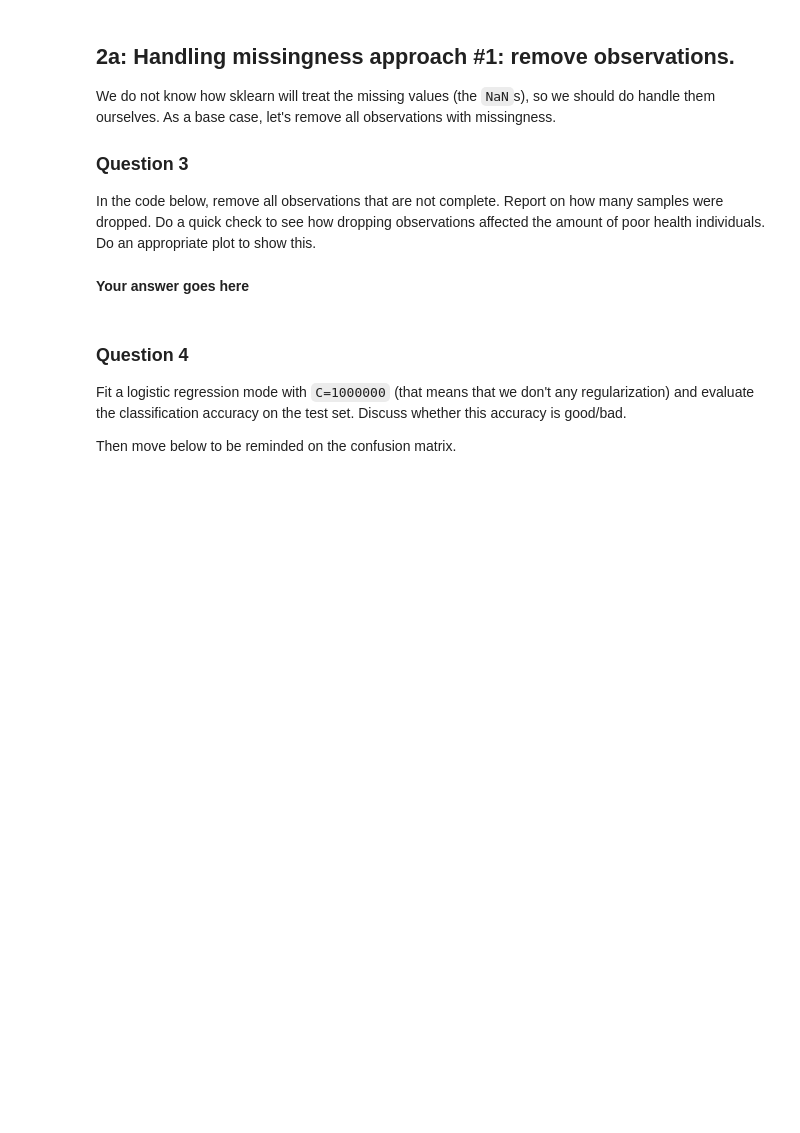
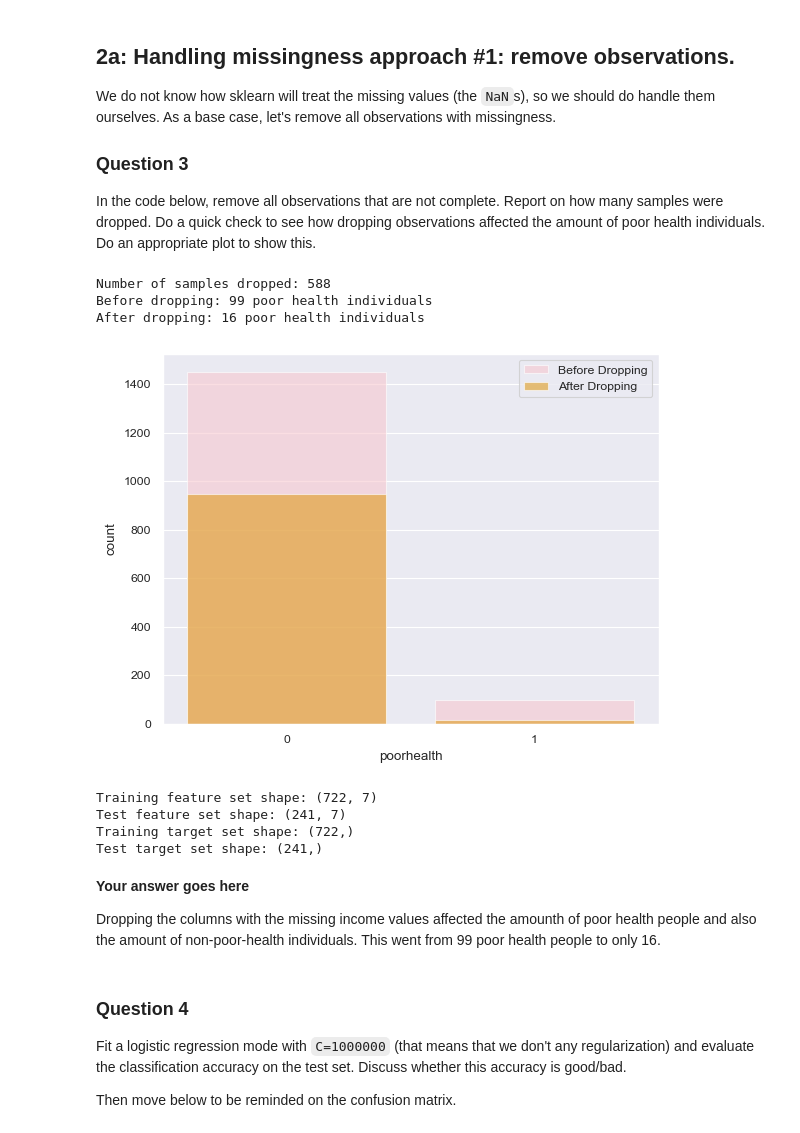
Before and after one commit to Ingridsm21/Data_Analysis, a Jupyter notebook: clinic3/clinic3_empty.ipynb, the cells around one changed output. Cells and saved outputs as stored; diff of their text form; code cells hidden in the pictures; blank space fills up the shorter version.

Commit message:
question 1 to 3

```diff
--- a/clinic3/clinic3_empty.ipynb
+++ b/clinic3/clinic3_empty.ipynb
@@ -191,11 +321,36 @@ In the code below, remove all observations that are not complete. Report on how
 # %%
 ##In the code below: Remove all observations that are not complete
 ##Report on how many samples were dropped.
 
 #Do a quick check to see how dropping observations affected the amount of poor health individuals
 #Do an appropriate plot to show this (e.g. boxplot)
 
-gssdata_full #<---this should be your final data frame.
+#I assume the final data frame is the one encoded and cleaned from question 2
+
+gssdata_full = gssdata_encoded #<---this should be your final data frame.
+
+# how many samples were dropped
+dropped_samples = len(gssdata) - len(gssdata_full)
+print(f"Number of samples dropped: {dropped_samples}")
+
+#  how dropping observations affected the amount of poor health individuals
+before_dropping = gssdata['poorhealth'].sum()
+after_dropping = gssdata_full['poorhealth'].sum()
+
+print(f"Before dropping: {before_dropping} poor health individuals")
+print(f"After dropping: {after_dropping} poor health individuals")
+
+# Plot before and after dropping
+sns.countplot(x='poorhealth', data=gssdata, color='pink', label='Before Dropping', alpha=0.6)
+sns.countplot(x='poorhealth', data=gssdata_full, color='orange', label='After Dropping', alpha=0.6)
+
+# Show the plot
+plt.show()
+# %% [output]
+Number of samples dropped: 588
+Before dropping: 99 poor health individuals
+After dropping: 16 poor health individuals
+[figure, added]
 # %%
 #Now we will split the data before fitting any models, feel free to change this/adapt this to your taste
 
@@ -211,8 +366,21 @@ y_train = gssdata_full['poorhealth'].iloc[itrain]
 y_test = gssdata_full['poorhealth'].iloc[itest]
 
 y_train.shape, X_train.shape, y_test.shape, X_test.shape
+
+# Check the shapes to confirm the split
+print(f"Training feature set shape: {X_train.shape}")
+print(f"Test feature set shape: {X_test.shape}")
+print(f"Training target set shape: {y_train.shape}")
+print(f"Test target set shape: {y_test.shape}")
+# %% [output]
+Training feature set shape: (722, 7)
+Test feature set shape: (241, 7)
+Training target set shape: (722,)
+Test target set shape: (241,)
-# %% [markdown]
-**Your answer goes here**
+# %% [markdown]
+**Your answer goes here**
+
+Dropping the columns with the missing income values affected the amounth of poor health people and also the amount of non-poor-health individuals. This went from 99 poor health people to only 16.
 # %% [markdown]
 ### Question 4 <a name="q4"></a>
 
```
Also changed, not shown: parts of 6 cells of this notebook.
